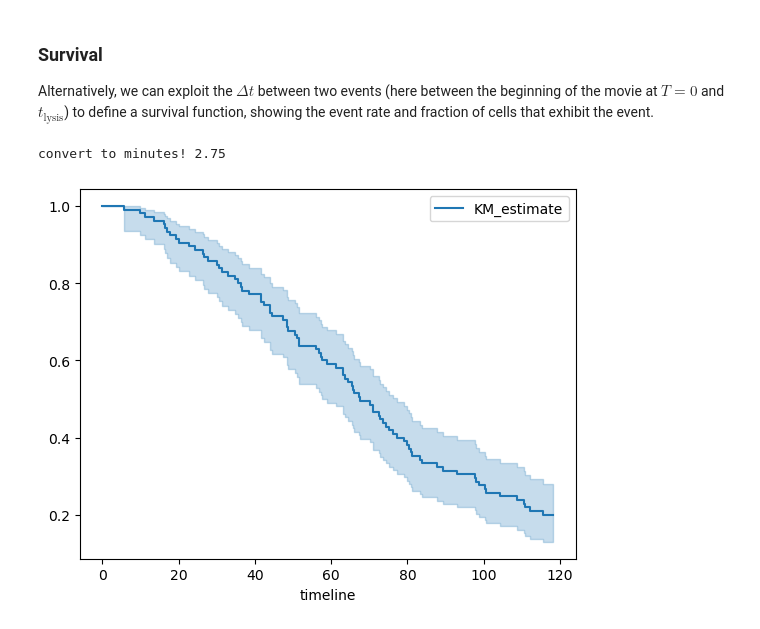
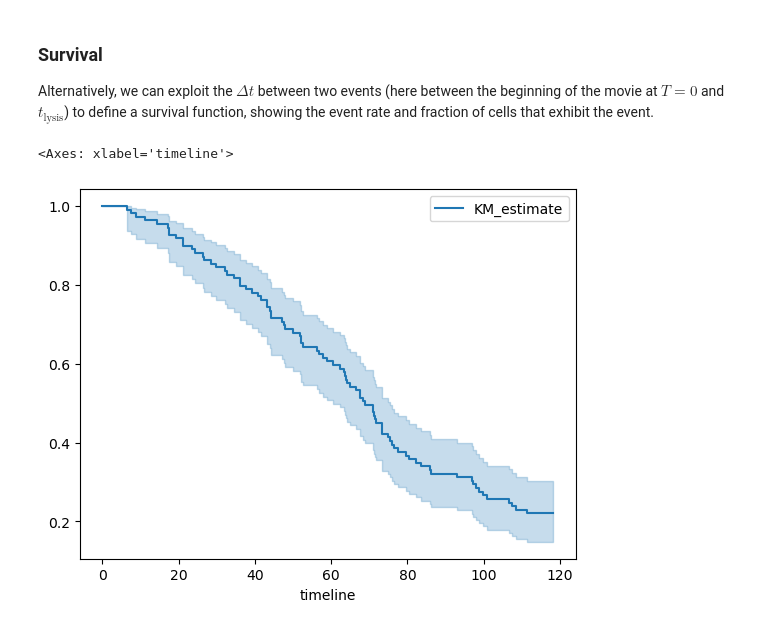
Before and after one commit to remyeltorro/celldetective, a Jupyter notebook: demos/ADCC_analysis_demo.ipynb, the cells around one changed output. Drawn from its saved outputs; the diff is of its cells as text; code cells hidden in the pictures.

```diff
--- a/demos/ADCC_analysis_demo.ipynb
+++ b/demos/ADCC_analysis_demo.ipynb
@@ -73,7 +85,7 @@ Found stack of shape (44, 2048, 2048, 4)
 # %%
 from celldetective.segmentation import segment_at_position, segment
 
-model_name = "MCF7_h_versatile"
+model_name = "mcf7_nuc_stardist_transfer"
 population = "targets"
 
 if api_mode=="position":
@@ -313,19 +346,11 @@ plt.show()
 
 Alternatively, we can exploit the $\Delta t$ between two events (here between the beginning of the movie at $T = 0$ and $t_\textrm{lysis}$) to define a survival function, showing the event rate and fraction of cells that exhibit the event.
 # %%
-from celldetective.events import switch_to_events_v2
-from lifelines import KaplanMeierFitter
+from celldetective.events import compute_survival
 
-classes = df_class.groupby('TRACK_ID')["class_lysis"].min().values
-times = df_class.groupby('TRACK_ID')["t_lysis"].min().values
-max_times = df_class.groupby('TRACK_ID')['FRAME'].max().values
-left_censored = False
 
-events, survival_times = switch_to_events_v2(classes, times, max_times, None, left_censored=left_censored, FrameToMin=FrameToMin)
-ks = KaplanMeierFitter()
-if len(events)>0:
-    ks.fit(survival_times, event_observed=events)
-    ks.plot_survival_function()
+ks = compute_survival(df_class, "class_death", "t_death", t_reference="0", FrameToMin=FrameToMin)
+ks.plot_survival_function()
 # %% [output]
-convert to minutes! 2.75
+<Axes: xlabel='timeline'>
-[figure, old version]
+[figure, new version]
```
Also changed, not shown: parts of 7 cells of this notebook, 1 other file.
